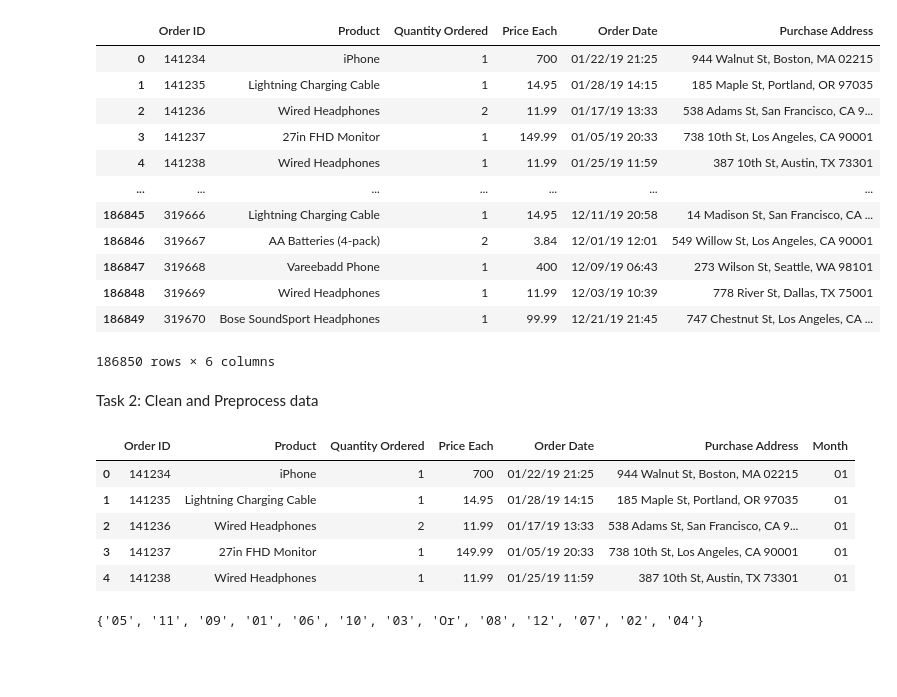
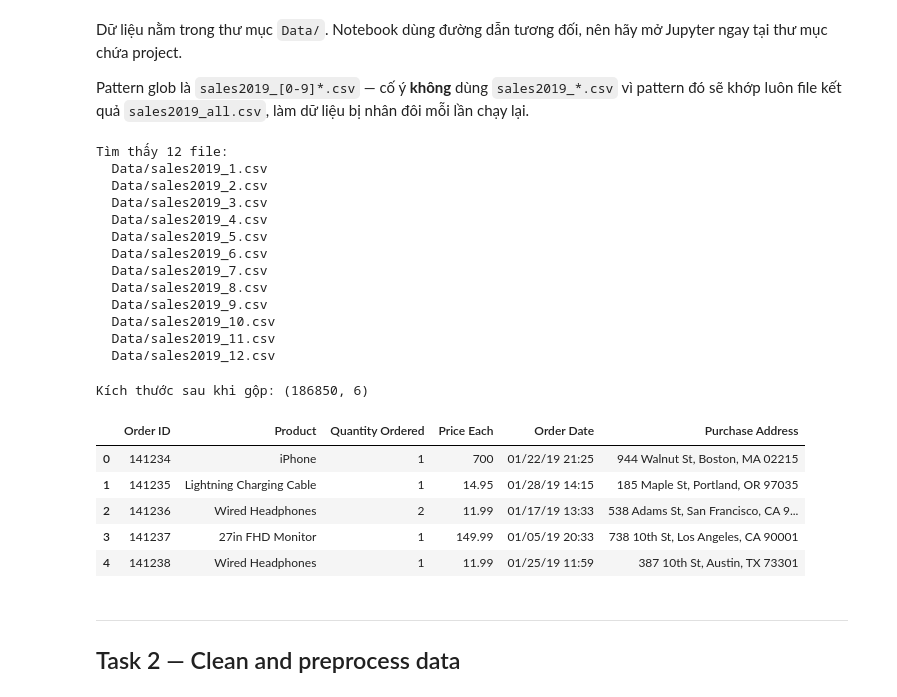
Before and after one commit to DatphamC/Sales-Analysis, a Jupyter notebook: report.ipynb, the cells around one changed output. Drawn from its saved outputs; the diff is of its cells as text; code cells hidden in the pictures; blank space fills up the shorter version.

```diff
--- a/report.ipynb
+++ b/report.ipynb
@@ -19,5 +31,48 @@ all_files = sorted(all_files, key=extract_month)
+# %% [markdown]
+Dữ liệu nằm trong thư mục `Data/`. Notebook dùng đường dẫn tương đối, nên hãy mở Jupyter ngay tại
+thư mục chứa project.
+
+Pattern glob là `sales2019_[0-9]*.csv` — cố ý **không** dùng `sales2019_*.csv` vì pattern đó sẽ khớp
+luôn file kết quả `sales2019_all.csv`, làm dữ liệu bị nhân đôi mỗi lần chạy lại.
+# %%
+DATA_DIR = "Data"
+MERGED_FILE = f"{DATA_DIR}/sales2019_all.csv"
+
+# Chỉ lấy 12 file theo tháng, bỏ qua file tổng hợp sales2019_all.csv
+all_files = glob.glob(f"{DATA_DIR}/sales2019_[0-9]*.csv")
+
+
+def extract_month(filename):
+    """Lấy số tháng từ tên file, ví dụ 'Data/sales2019_10.csv' -> 10."""
+    match = re.search(r"_(\d+)\.csv$", filename)
+    return int(match.group(1)) if match else 0
+
+
+all_files = sorted(all_files, key=extract_month)
+
+print(f"Tìm thấy {len(all_files)} file:")
+for f in all_files:
+    print(" ", f)
+# %% [output]
+Tìm thấy 12 file:
+  Data/sales2019_1.csv
+  Data/sales2019_2.csv
+  Data/sales2019_3.csv
+  Data/sales2019_4.csv
+  Data/sales2019_5.csv
+  Data/sales2019_6.csv
+  Data/sales2019_7.csv
+  Data/sales2019_8.csv
+  Data/sales2019_9.csv
+  Data/sales2019_10.csv
+  Data/sales2019_11.csv
+  Data/sales2019_12.csv
 # %%
-# Read and merge
+# Đọc và gộp
 df_list = [pd.read_csv(f) for f in all_files]
 merged_df = pd.concat(df_list, ignore_index=True)
+
+print("Kích thước sau khi gộp:", merged_df.shape)
+# %% [output]
+Kích thước sau khi gộp: (186850, 6)
 # %%
@@ -26,34 +81,13 @@ merged_df.to_csv(path + "sales2019_all.csv", index=False)
 # %%
-df = pd.read_csv('sales2019_all.csv')
-df
+df = pd.read_csv(MERGED_FILE)
+df.head()
 # %% [output]
 |  | Order ID | Product | Quantity Ordered | Price Each | Order Date | Purchase Address |
 | 0 | 141234 | iPhone | 1 | 700 | 01/22/19 21:25 | 944 Walnut St, Boston, MA 02215 |
 | 1 | 141235 | Lightning Charging Cable | 1 | 14.95 | 01/28/19 14:15 | 185 Maple St, Portland, OR 97035 |
 | 2 | 141236 | Wired Headphones | 2 | 11.99 | 01/17/19 13:33 | 538 Adams St, San Francisco, CA 9... |
 | 3 | 141237 | 27in FHD Monitor | 1 | 149.99 | 01/05/19 20:33 | 738 10th St, Los Angeles, CA 90001 |
 | 4 | 141238 | Wired Headphones | 1 | 11.99 | 01/25/19 11:59 | 387 10th St, Austin, TX 73301 |
-| ... | ... | ... | ... | ... | ... | ... |
-| 186845 | 319666 | Lightning Charging Cable | 1 | 14.95 | 12/11/19 20:58 | 14 Madison St, San Francisco, CA ... |
-| 186846 | 319667 | AA Batteries (4-pack) | 2 | 3.84 | 12/01/19 12:01 | 549 Willow St, Los Angeles, CA 90001 |
-| 186847 | 319668 | Vareebadd Phone | 1 | 400 | 12/09/19 06:43 | 273 Wilson St, Seattle, WA 98101 |
-| 186848 | 319669 | Wired Headphones | 1 | 11.99 | 12/03/19 10:39 | 778 River St, Dallas, TX 75001 |
-| 186849 | 319670 | Bose SoundSport Headphones | 1 | 99.99 | 12/21/19 21:45 | 747 Chestnut St, Los Angeles, CA ... |
-186850 rows × 6 columns
 # %% [markdown]
-Task 2: Clean and Preprocess data
+---
+## Task 2 — Clean and preprocess data
-# %%
-#Add month column
-df['Month'] = df['Order Date'].str[0:2]
-df.head()
-# %% [output]
-|  | Order ID | Product | Quantity Ordered | Price Each | Order Date | Purchase Address | Month |
-| 0 | 141234 | iPhone | 1 | 700 | 01/22/19 21:25 | 944 Walnut St, Boston, MA 02215 | 01 |
-| 1 | 141235 | Lightning Charging Cable | 1 | 14.95 | 01/28/19 14:15 | 185 Maple St, Portland, OR 97035 | 01 |
-| 2 | 141236 | Wired Headphones | 2 | 11.99 | 01/17/19 13:33 | 538 Adams St, San Francisco, CA 9... | 01 |
-| 3 | 141237 | 27in FHD Monitor | 1 | 149.99 | 01/05/19 20:33 | 738 10th St, Los Angeles, CA 90001 | 01 |
-| 4 | 141238 | Wired Headphones | 1 | 11.99 | 01/25/19 11:59 | 387 10th St, Austin, TX 73301 | 01 |
-# %%
-print(set(df['Month']))
-# %% [output]
-{'05', '11', '09', '01', '06', '10', '03', 'Or', '08', '12', '07', '02', '04'}
```
Also changed, not shown: parts of 72 cells of this notebook, 3 other files.
